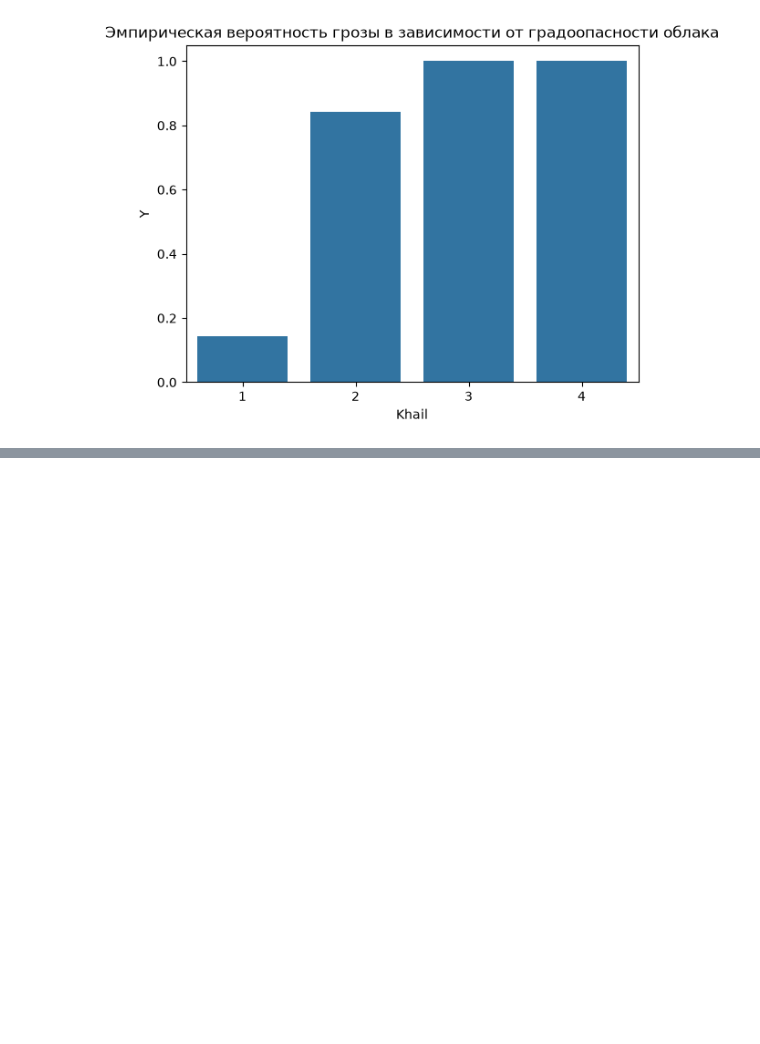
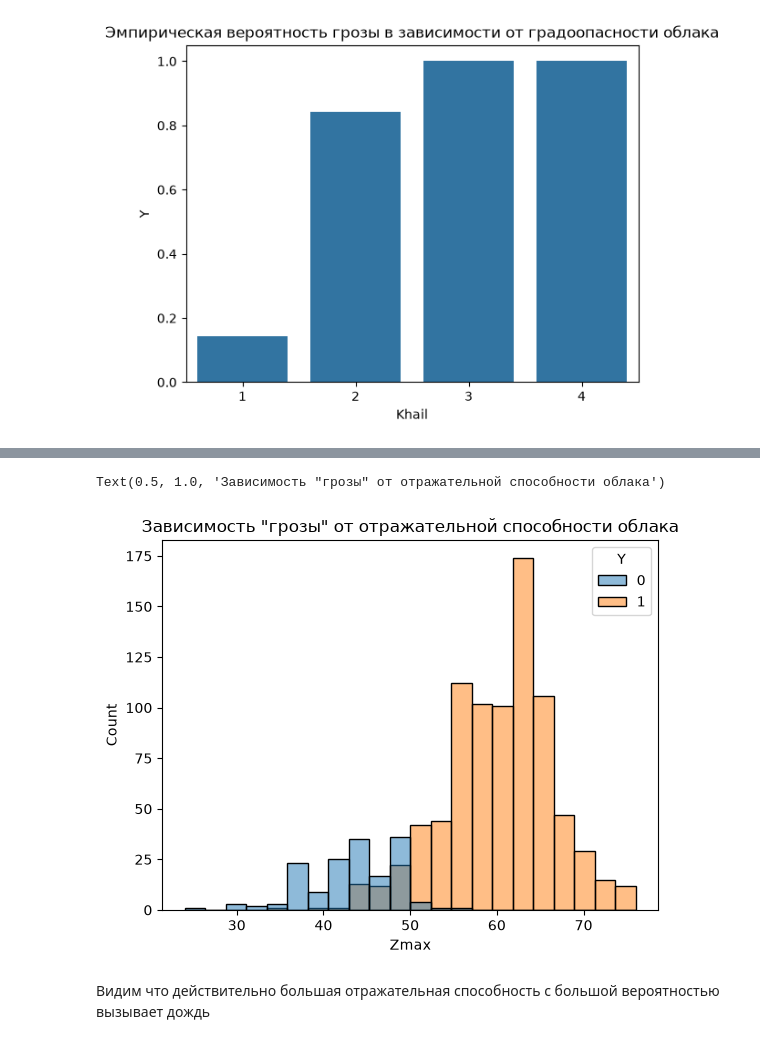
Before and after one commit to IslamDyshoko/predict_storms, a Jupyter notebook: notebooks/EDA.ipynb, the cells around one changed output, grey strips where cells are left out. Cells and saved outputs as stored; diff of their text form; code cells hidden in the pictures; blank space fills up the shorter version.

```diff
--- a/notebooks/EDA.ipynb
+++ b/notebooks/EDA.ipynb
@@ -140,0 +157,8 @@ Text(0.5, 1.0, 'Эмпирическая вероятность грозы в з
+# %%
+sns.histplot(data=df, x = 'Zmax', hue="Y")
+plt.title('Зависимость "грозы" от отражательной способности облака')
+# %% [output]
+Text(0.5, 1.0, 'Зависимость "грозы" от отражательной способности облака')
+[figure, added]
+# %% [markdown]
+Видим что действительно большая отражательная способность с большой вероятностью вызывает дождь
```
Also changed, not shown: parts of 5 cells of this notebook, 1 other file.
